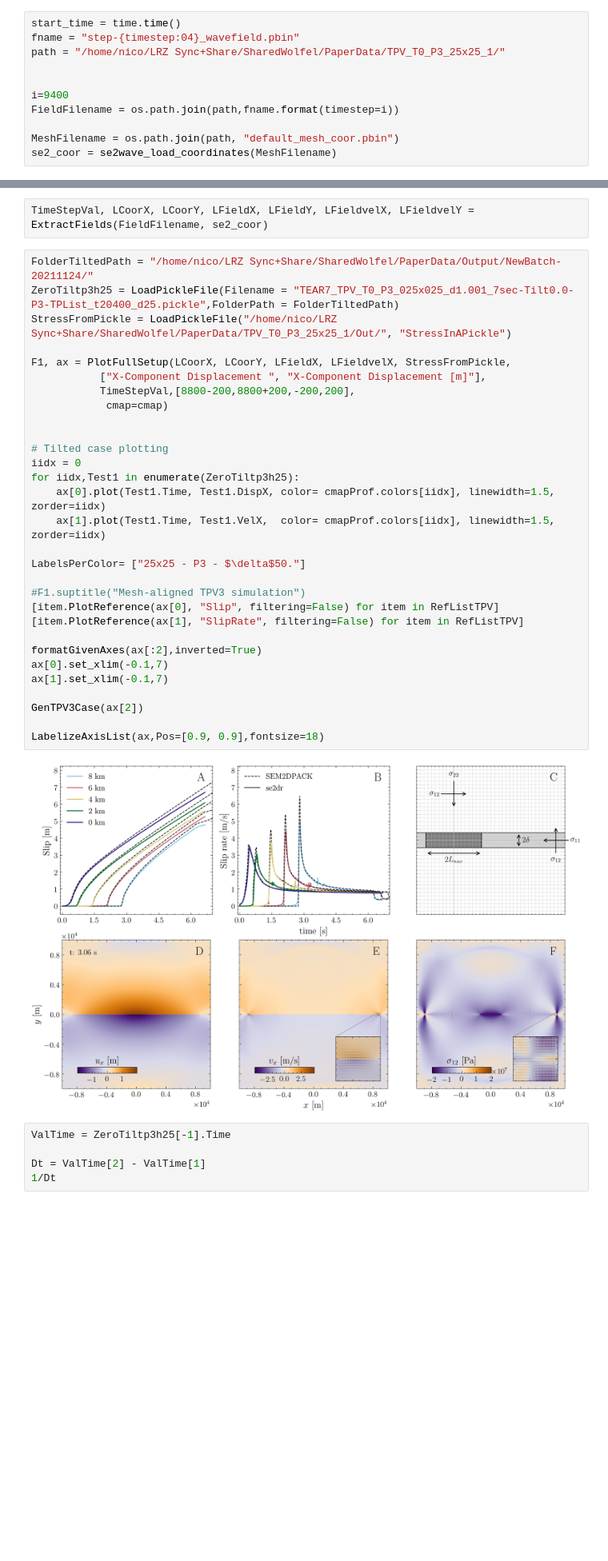
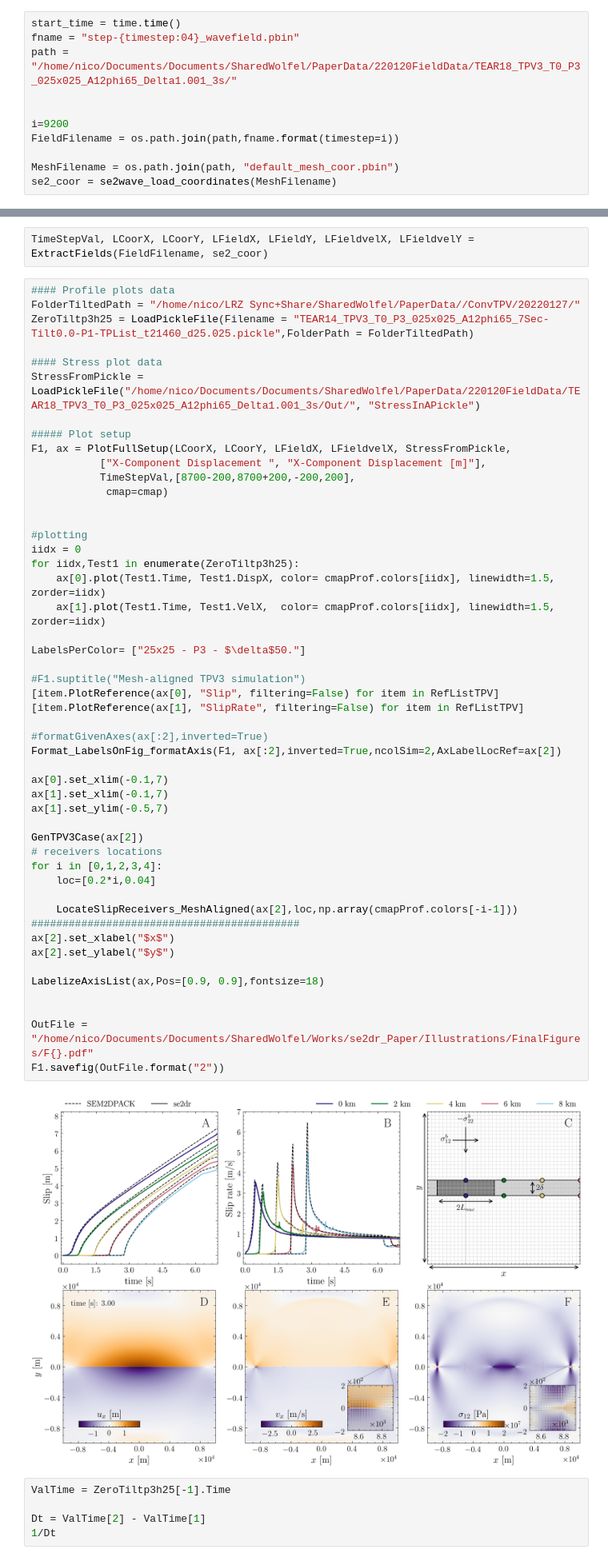
Before and after one commit to Nicolucas/TEAR, a Jupyter notebook: PythonCodes/ScientificPlotting/se2dr_PlotComposite-Fig5.ipynb, the cells around one changed output, grey strips where cells are left out. Shown at 80% size. Drawn from its saved outputs; the diff is of its cells as text; blank space fills up the shorter version.

```diff
--- a/PythonCodes/ScientificPlotting/se2dr_PlotComposite-Fig5.ipynb
+++ b/PythonCodes/ScientificPlotting/se2dr_PlotComposite-Fig5.ipynb
@@ -77,10 +77,10 @@ RefListTPV =  [TPV3reference(pathTPV + "Reference/sem2dpack/[TPV3]sem2dpack-{}-r
 # %%
 start_time = time.time()
 fname = "step-{timestep:04}_wavefield.pbin"
-path = "/home/nico/LRZ Sync+Share/SharedWolfel/PaperData/TPV_T0_P3_25x25_1/"
+path = "/home/nico/Documents/Documents/SharedWolfel/PaperData/220120FieldData/TEAR18_TPV3_T0_P3_025x025_A12phi65_Delta1.001_3s/"
 
 
-i=9400
+i=9200
 FieldFilename = os.path.join(path,fname.format(timestep=i))
 
 MeshFilename = os.path.join(path, "default_mesh_coor.pbin")
@@ -96,37 +96,56 @@ l
 # %%
 TimeStepVal, LCoorX, LCoorY, LFieldX, LFieldY, LFieldvelX, LFieldvelY =  ExtractFields(FieldFilename, se2_coor)
 # %%
-FolderTiltedPath = "/home/nico/LRZ Sync+Share/SharedWolfel/PaperData/Output/NewBatch-20211124/"
-ZeroTiltp3h25 = LoadPickleFile(Filename = "TEAR7_TPV_T0_P3_025x025_d1.001_7sec-Tilt0.0-P3-TPList_t20400_d25.pickle",FolderPath = FolderTiltedPath)
-StressFromPickle = LoadPickleFile("/home/nico/LRZ Sync+Share/SharedWolfel/PaperData/TPV_T0_P3_25x25_1/Out/", "StressInAPickle")
+#### Profile plots data
+FolderTiltedPath = "/home/nico/LRZ Sync+Share/SharedWolfel/PaperData//ConvTPV/20220127/"
+ZeroTiltp3h25 = LoadPickleFile(Filename = "TEAR14_TPV3_T0_P3_025x025_A12phi65_7Sec-Tilt0.0-P1-TPList_t21460_d25.025.pickle",FolderPath = FolderTiltedPath)
 
+#### Stress plot data
+StressFromPickle = LoadPickleFile("/home/nico/Documents/Documents/SharedWolfel/PaperData/220120FieldData/TEAR18_TPV3_T0_P3_025x025_A12phi65_Delta1.001_3s/Out/", "StressInAPickle")
+
+##### Plot setup
 F1, ax = PlotFullSetup(LCoorX, LCoorY, LFieldX, LFieldvelX, StressFromPickle,
            ["X-Component Displacement ", "X-Component Displacement [m]"],
-           TimeStepVal,[8800-200,8800+200,-200,200],
+           TimeStepVal,[8700-200,8700+200,-200,200],
             cmap=cmap)
 
 
-# Tilted case plotting
+#plotting
 iidx = 0
 for iidx,Test1 in enumerate(ZeroTiltp3h25):
     ax[0].plot(Test1.Time, Test1.DispX, color= cmapProf.colors[iidx], linewidth=1.5, zorder=iidx)
     ax[1].plot(Test1.Time, Test1.VelX,  color= cmapProf.colors[iidx], linewidth=1.5, zorder=iidx)
 
 LabelsPerColor= ["25x25 - P3 - $\delta$50."]
 
 #F1.suptitle("Mesh-aligned TPV3 simulation")
 [item.PlotReference(ax[0], "Slip", filtering=False) for item in RefListTPV]
 [item.PlotReference(ax[1], "SlipRate", filtering=False) for item in RefListTPV]
 
-formatGivenAxes(ax[:2],inverted=True)
+#formatGivenAxes(ax[:2],inverted=True)
+Format_LabelsOnFig_formatAxis(F1, ax[:2],inverted=True,ncolSim=2,AxLabelLocRef=ax[2])
+
 ax[0].set_xlim(-0.1,7)
 ax[1].set_xlim(-0.1,7)
+ax[1].set_ylim(-0.5,7)
 
 GenTPV3Case(ax[2])
+# receivers locations
+for i in [0,1,2,3,4]:
+    loc=[0.2*i,0.04]
+
+    LocateSlipReceivers_MeshAligned(ax[2],loc,np.array(cmapProf.colors[-i-1]))
+###########################################
+ax[2].set_xlabel("$x$")
+ax[2].set_ylabel("$y$")
 
 LabelizeAxisList(ax,Pos=[0.9, 0.9],fontsize=18)
+
+
+OutFile = "/home/nico/Documents/Documents/SharedWolfel/Works/se2dr_Paper/Illustrations/FinalFigures/F{}.pdf"
+F1.savefig(OutFile.format("2"))
 # %% [output]
-[figure, old version]
+[figure, new version]
 # %%
 ValTime = ZeroTiltp3h25[-1].Time
 
```
Also changed, not shown: parts of 2 cells of this notebook, 16 other files.
